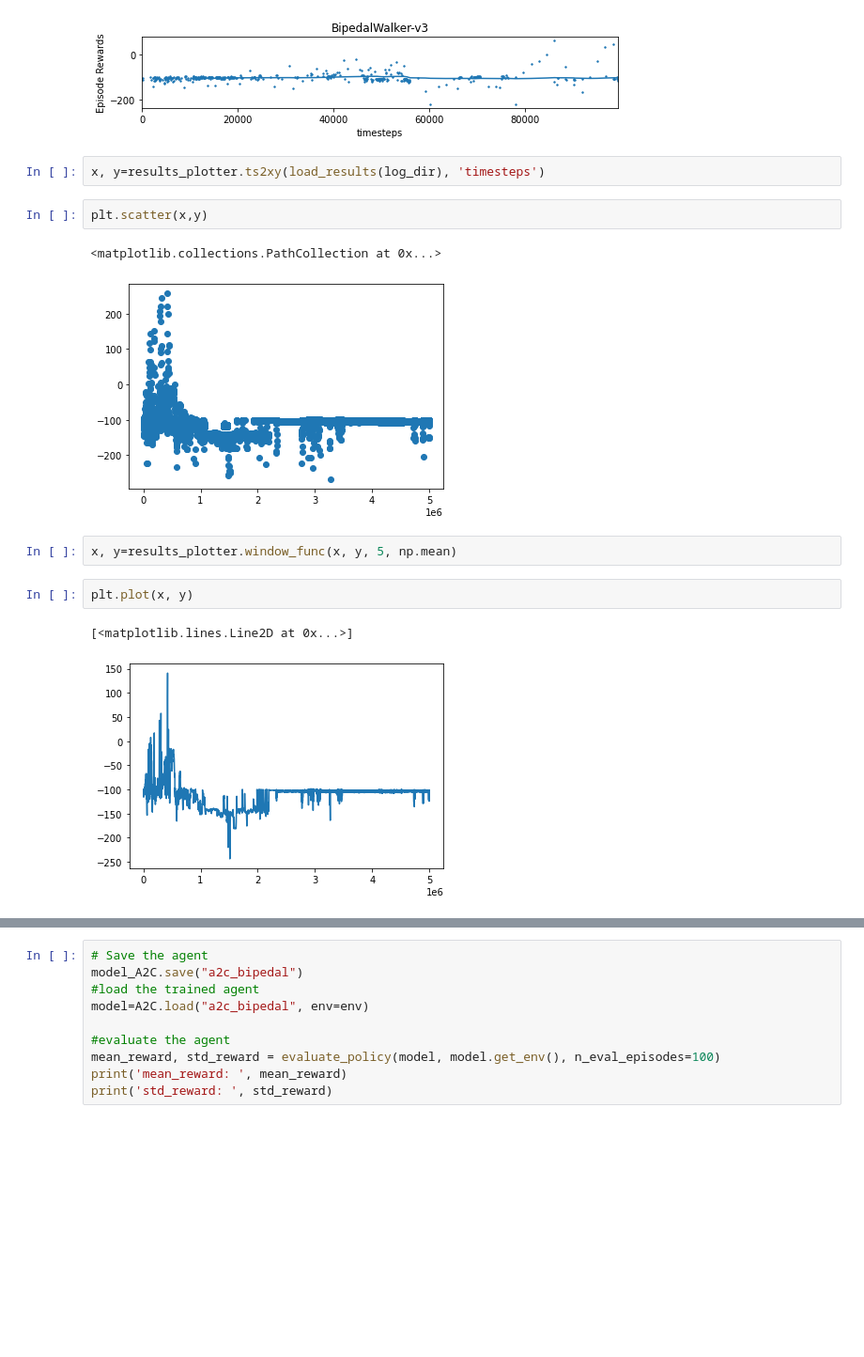
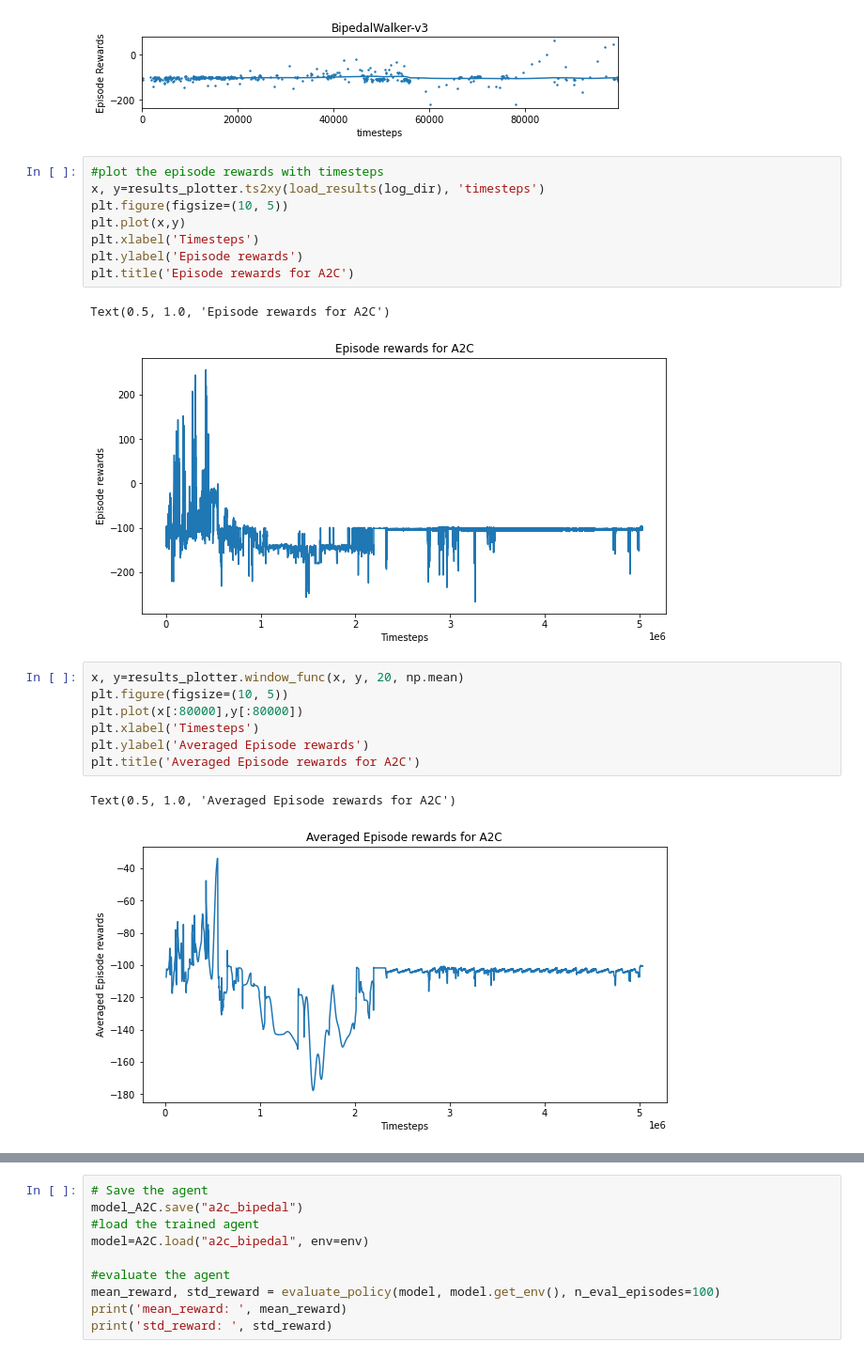
Before and after one commit to Florence-Sun/Algorithm-performance-analysis-on-Bipedal-environment, a Jupyter notebook: Algorithm-performance-analysis-on-BipedalWalker-enviroment.ipynb, the cells around one changed output, grey strips where cells are left out. Shown: that part at 94% size. Cells and saved outputs as stored; diff of their text form; blank space fills up the shorter version.

```diff
--- a/Algorithm-performance-analysis-on-BipedalWalker-enviroment.ipynb
+++ b/Algorithm-performance-analysis-on-BipedalWalker-enviroment.ipynb
@@ -188,17 +194,24 @@ from stable_baselines3.common import results_plotter
 results_plotter.plot_results([log_dir], 1e5, results_plotter.X_TIMESTEPS, "BipedalWalker-v3")
 # %% [output]
 [figure]
-# %%
-x, y=results_plotter.ts2xy(load_results(log_dir), 'timesteps')
-# %%
-plt.scatter(x,y)
-# %% [output]
-<matplotlib.collections.PathCollection at 0x...>
-[figure, removed]
-# %%
-x, y=results_plotter.window_func(x, y, 5, np.mean)
-# %%
-plt.plot(x, y)
-# %% [output]
-[<matplotlib.lines.Line2D at 0x...>]
-[figure, removed]
+# %%
+#plot the episode rewards with timesteps
+x, y=results_plotter.ts2xy(load_results(log_dir), 'timesteps')
+plt.figure(figsize=(10, 5))
+plt.plot(x,y)
+plt.xlabel('Timesteps')
+plt.ylabel('Episode rewards')
+plt.title('Episode rewards for A2C')
+# %% [output]
+Text(0.5, 1.0, 'Episode rewards for A2C')
+[figure, added]
+# %%
+x, y=results_plotter.window_func(x, y, 20, np.mean)
+plt.figure(figsize=(10, 5))
+plt.plot(x[:80000],y[:80000])
+plt.xlabel('Timesteps')
+plt.ylabel('Averaged Episode rewards')
+plt.title('Averaged Episode rewards for A2C')
+# %% [output]
+Text(0.5, 1.0, 'Averaged Episode rewards for A2C')
+[figure, added]
```
Also changed, not shown: parts of 24 cells of this notebook, 41 other files.
